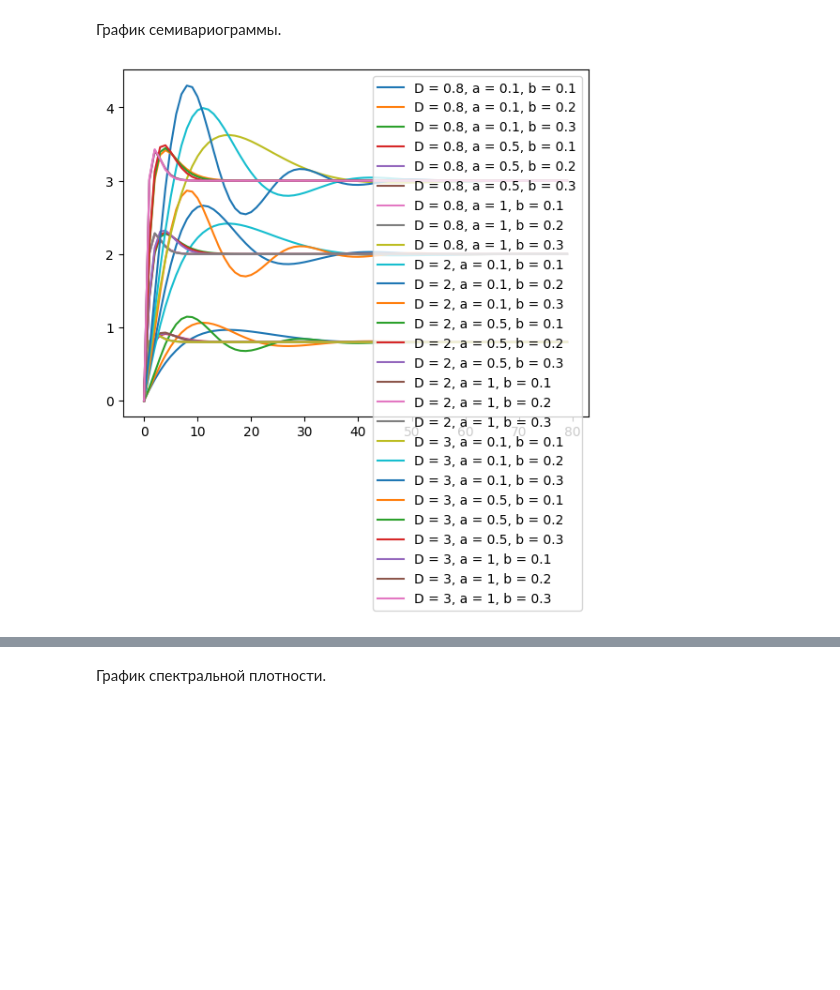
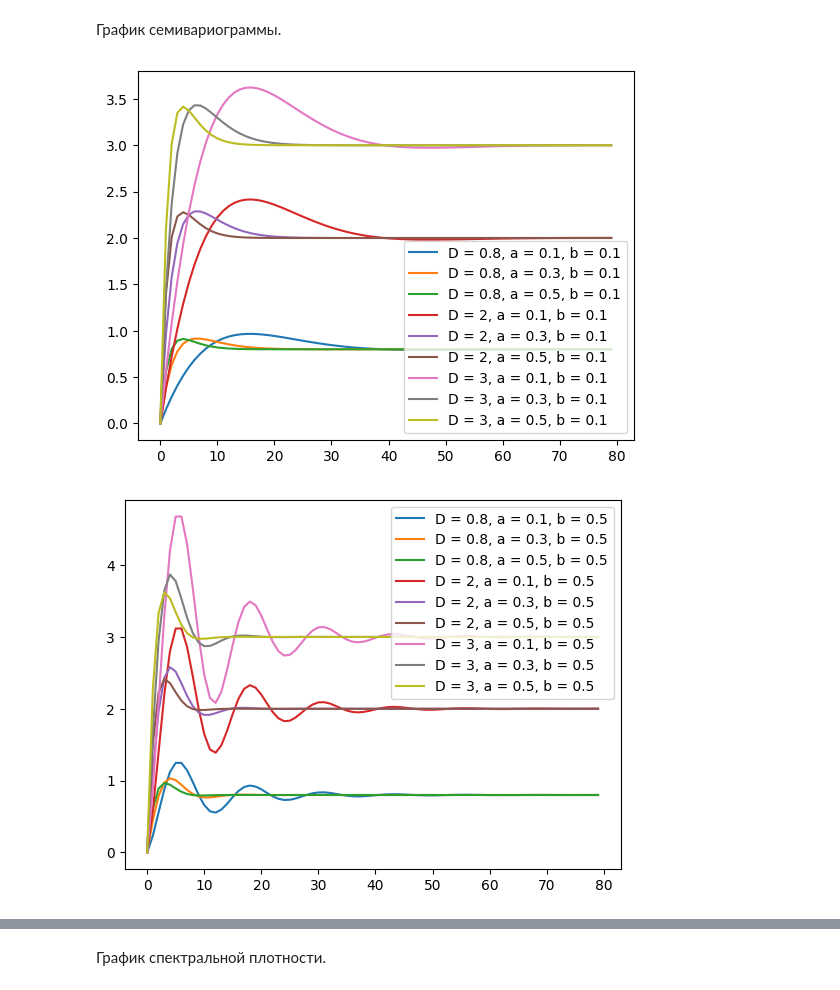
Before and after one commit to feelitbreak/data-analysis, a Jupyter notebook: lab2/mmda2.ipynb, the cells around one changed output, grey strips where cells are left out. Cells and saved outputs as stored; diff of their text form; code cells hidden in the pictures; blank space fills up the shorter version.

```diff
--- a/lab2/mmda2.ipynb
+++ b/lab2/mmda2.ipynb
@@ -26,9 +26,9 @@ length = 80
 t = np.arange(0, length)
 l  = np.arange(0, 4, 4 / length)
 param_n = 3
-a = [0.1, 0.5, 1]
-D = [0.8, 2, 3]
-b = [0.1, 0.2, 0.3]
+a = [0.1, 0.3, 0.5]
+d = [0.8, 2, 3]
+b = [0.1, 0.5, 1]
 # %% [markdown]
 1\) 1-ая ковариационная функция из таблицы.
 # %% [markdown]
@@ -66,12 +66,12 @@ plt.show()
 График спектральной плотности.
 # %%
 s_1 = [0.] * length
-for d_x in D:
-        for a_x in a:
-            for i in range(length):
-                s_1[i] = S_1(l[i], d_x, a_x)
+for d_x in d:
+    for a_x in a:
+        for i in range(length):
+            s_1[i] = S_1(l[i], d_x, a_x)
 
-            plt.plot(l, s_1, label = f'D = {d_x}, a = {a_x}')
+        plt.plot(l, s_1, label = f'D = {d_x}, a = {a_x}')
 
 plt.legend()
 plt.show()
@@ -93,14 +105,14 @@ plt.show()
 График ковариационной функции.
 # %%
 r_2 = [0.] * length
-for d_x in D:
+for b_x in b:
+    for d_x in d:
         for a_x in a:
-            for b_x in b:
-                for i in range(length):
-                    r_2[i] = R_2(t[i], d_x, a_x, b_x)
+            for i in range(length):
+                r_2[i] = R_2(t[i], d_x, a_x, b_x)
 
-                plt.plot(t, r_2, label = f'D = {d_x}, a = {a_x}, b = {b_x}')
+            plt.plot(t, r_2, label = f'D = {d_x}, a = {a_x}, b = {b_x}')
 
-plt.legend()
-plt.show()
+    plt.legend()
+    plt.show()
 # %% [output]
@@ -109,15 +123,16 @@ plt.show()
 График семивариограммы.
 # %%
 semivar_2 = [0.] * length
-for d_x in D:
+for b_x in b:
+    for d_x in d:
         for a_x in a:
-            for b_x in b:
-                for i in range(length):
-                    semivar_2[i] = Semivar_2(t[i], d_x, a_x, b_x)
+            for i in range(length):
+                semivar_2[i] = Semivar_2(t[i], d_x, a_x, b_x)
 
-                plt.plot(t, semivar_2, label = f'D = {d_x}, a = {a_x}, b = {b_x}')
+            plt.plot(t, semivar_2, label = f'D = {d_x}, a = {a_x}, b = {b_x}')
 
-plt.legend()
-plt.show()
+    plt.legend()
+    plt.show()
 # %% [output]
-[figure, old version]
+[figure, new version]
+[figure, added]
```
Also changed, not shown: parts of 15 cells of this notebook.
